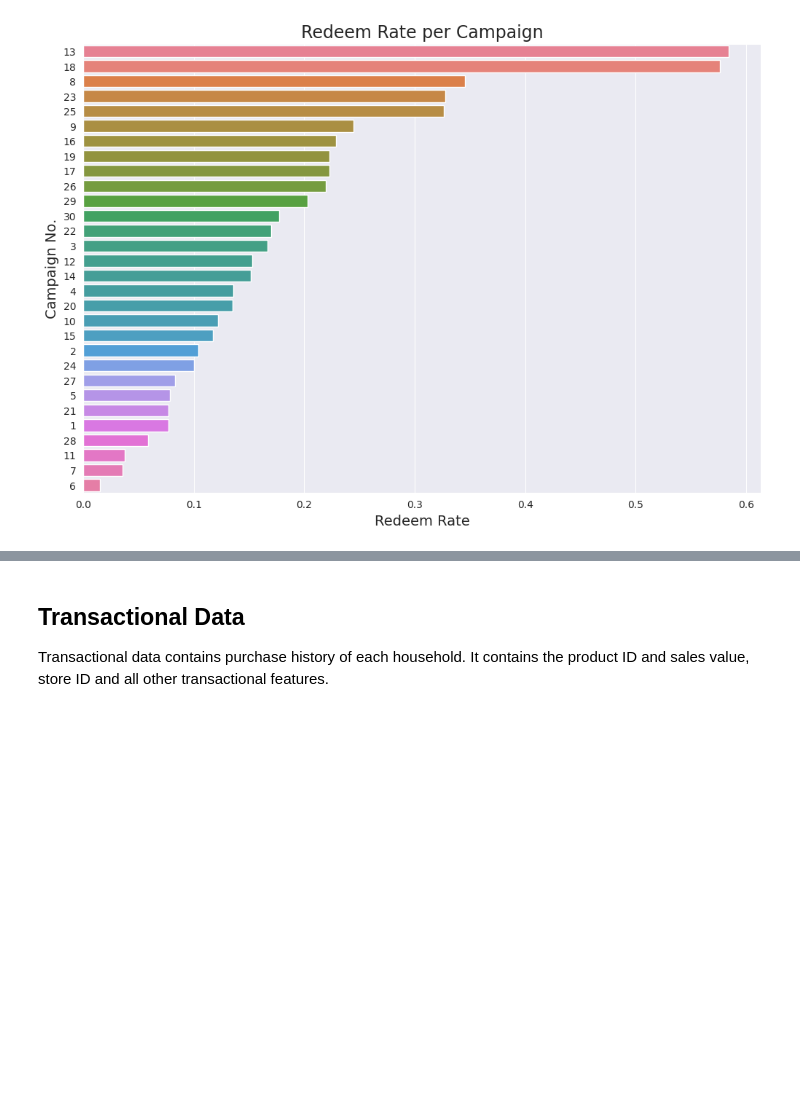
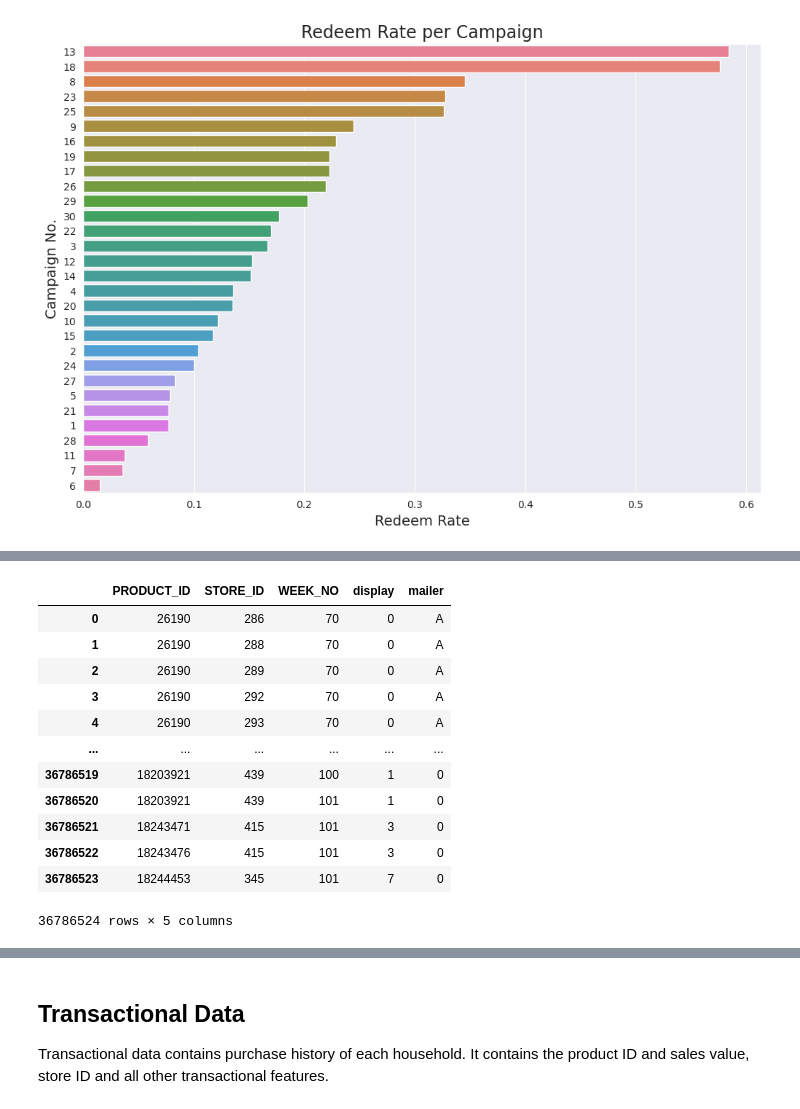
Before and after one commit to peyman886/Thesis, a Jupyter notebook: dunnhumby.ipynb, the cells around one changed output, grey strips where cells are left out. Cells and saved outputs as stored; diff of their text form; code cells hidden in the pictures; blank space fills up the shorter version.

```diff
--- a/dunnhumby.ipynb
+++ b/dunnhumby.ipynb
@@ -308,0 +321,16 @@ plt.show()
+# %%
+dfs['causal_data']
+# %% [output]
+|  | PRODUCT_ID | STORE_ID | WEEK_NO | display | mailer |
+| 0 | 26190 | 286 | 70 | 0 | A |
+| 1 | 26190 | 288 | 70 | 0 | A |
+| 2 | 26190 | 289 | 70 | 0 | A |
+| 3 | 26190 | 292 | 70 | 0 | A |
+| 4 | 26190 | 293 | 70 | 0 | A |
+| ... | ... | ... | ... | ... | ... |
+| 36786519 | 18203921 | 439 | 100 | 1 | 0 |
+| 36786520 | 18203921 | 439 | 101 | 1 | 0 |
+| 36786521 | 18243471 | 415 | 101 | 3 | 0 |
+| 36786522 | 18243476 | 415 | 101 | 3 | 0 |
+| 36786523 | 18244453 | 345 | 101 | 7 | 0 |
+36786524 rows × 5 columns
```
Also changed, not shown: parts of 27 cells of this notebook.
